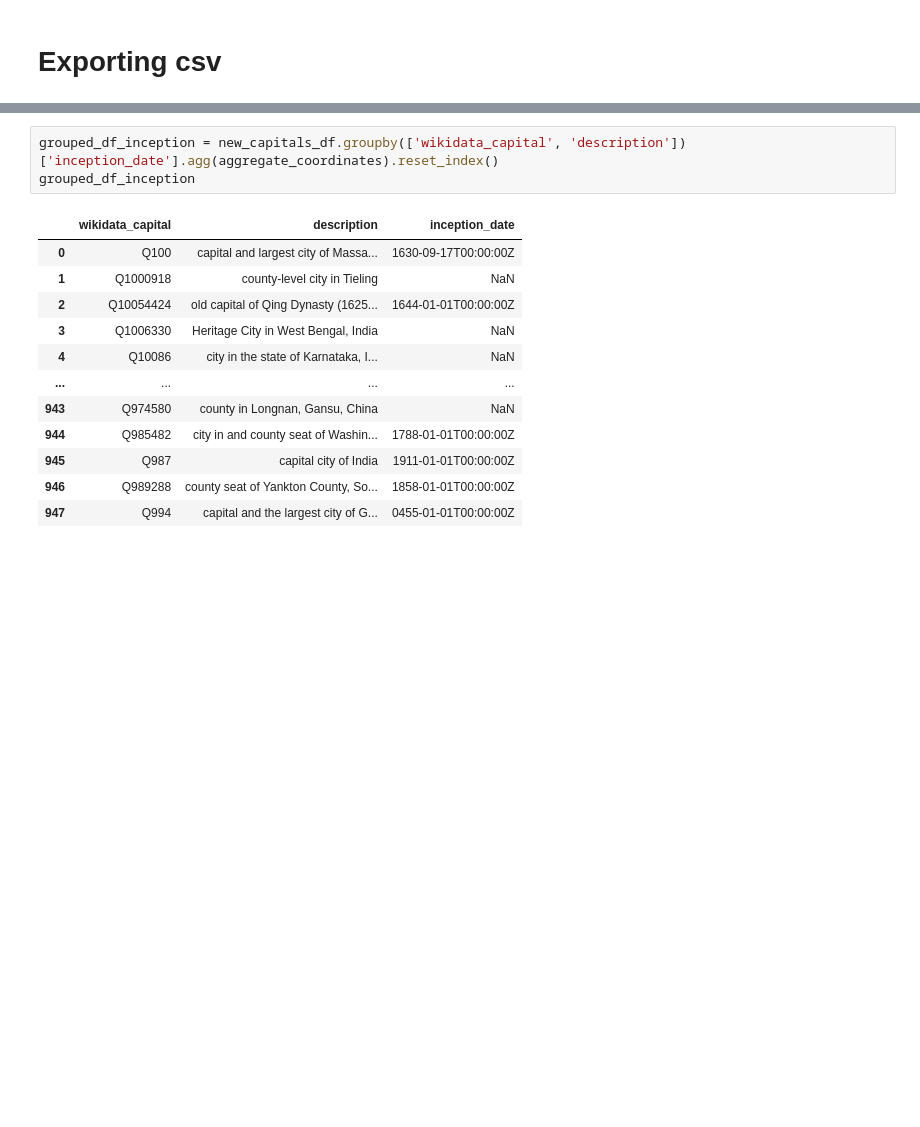
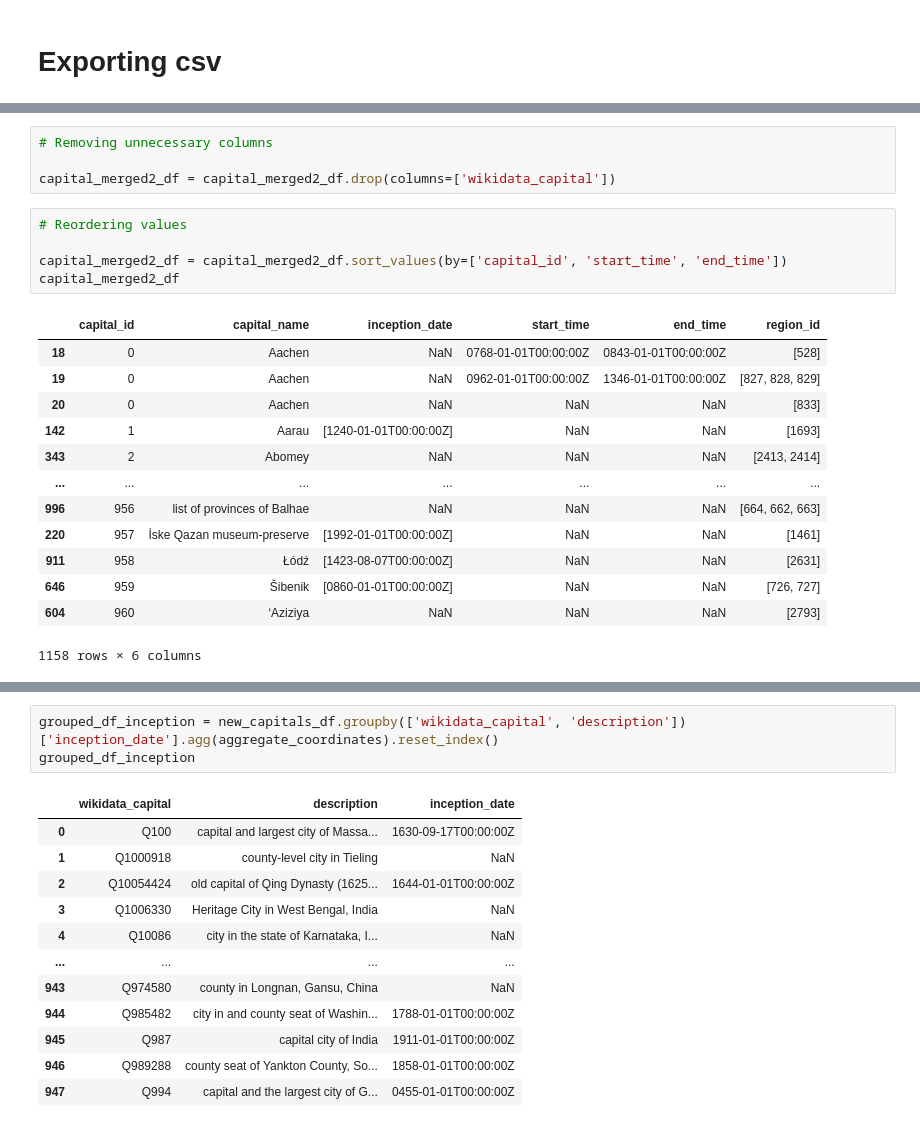
Before and after one commit to Mauregina/Mauregina, a Jupyter notebook: CapitalRegions.ipynb, the cells around one changed output, grey strips where cells are left out. Cells and saved outputs as stored; diff of their text form; blank space fills up the shorter version.

```diff
--- a/CapitalRegions.ipynb
+++ b/CapitalRegions.ipynb
@@ -784,0 +974,23 @@ other_props_df
+# %%
+# Removing unnecessary columns
+
+capital_merged2_df = capital_merged2_df.drop(columns=['wikidata_capital'])
+# %%
+# Reordering values
+
+capital_merged2_df = capital_merged2_df.sort_values(by=['capital_id', 'start_time', 'end_time'])
+capital_merged2_df
+# %% [output]
+|  | capital_id | capital_name | inception_date | start_time | end_time | region_id |
+| 18 | 0 | Aachen | NaN | 0768-01-01T00:00:00Z | 0843-01-01T00:00:00Z | [528] |
+| 19 | 0 | Aachen | NaN | 0962-01-01T00:00:00Z | 1346-01-01T00:00:00Z | [827, 828, 829] |
+| 20 | 0 | Aachen | NaN | NaN | NaN | [833] |
+| 142 | 1 | Aarau | [1240-01-01T00:00:00Z] | NaN | NaN | [1693] |
+| 343 | 2 | Abomey | NaN | NaN | NaN | [2413, 2414] |
+| ... | ... | ... | ... | ... | ... | ... |
+| 996 | 956 | list of provinces of Balhae | NaN | NaN | NaN | [664, 662, 663] |
+| 220 | 957 | İske Qazan museum-preserve | [1992-01-01T00:00:00Z] | NaN | NaN | [1461] |
+| 911 | 958 | Łódź | [1423-08-07T00:00:00Z] | NaN | NaN | [2631] |
+| 646 | 959 | Šibenik | [0860-01-01T00:00:00Z] | NaN | NaN | [726, 727] |
+| 604 | 960 | ‘Aziziya | NaN | NaN | NaN | [2793] |
+1158 rows × 6 columns
```
Also changed, not shown: parts of 42 cells of this notebook.
